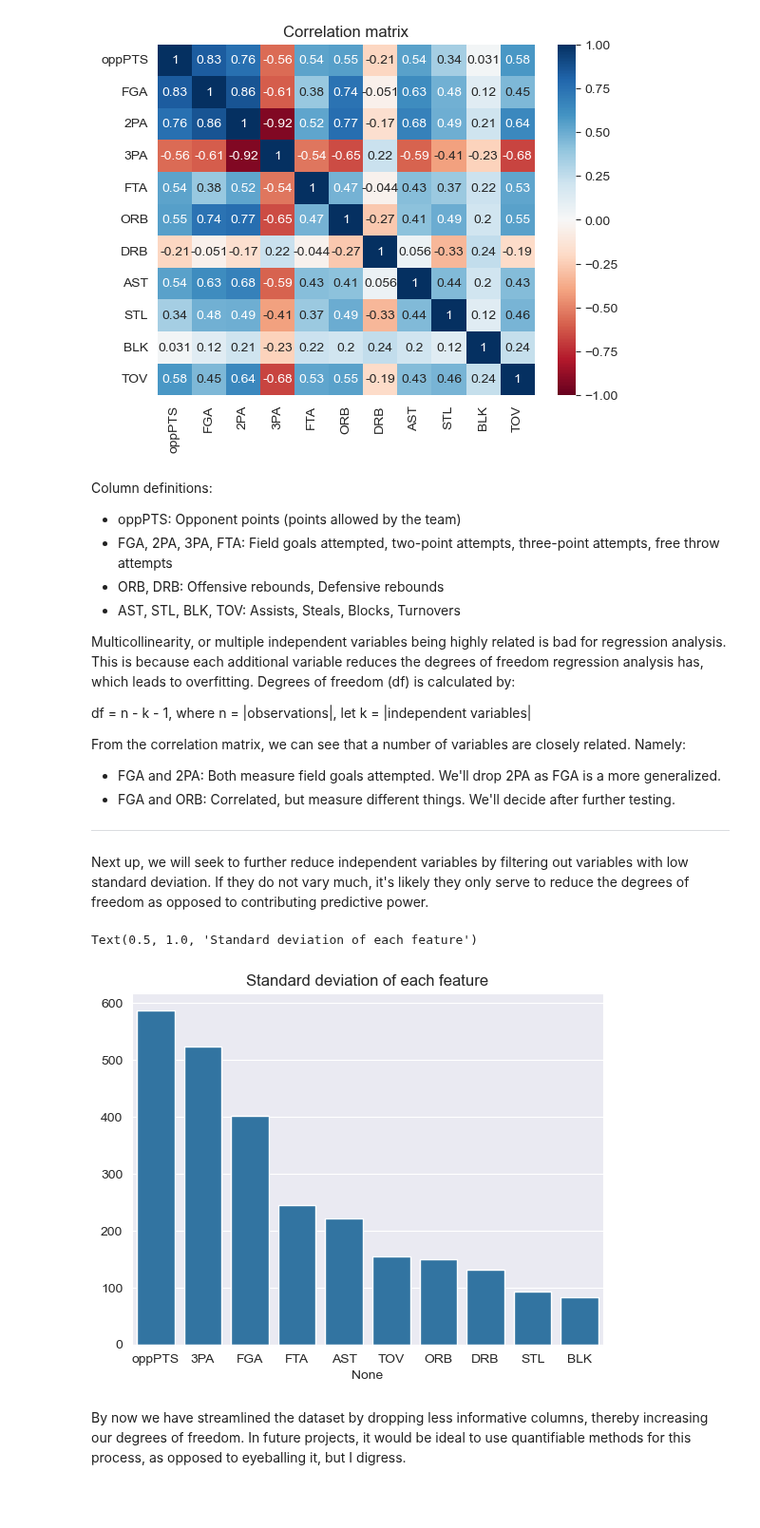
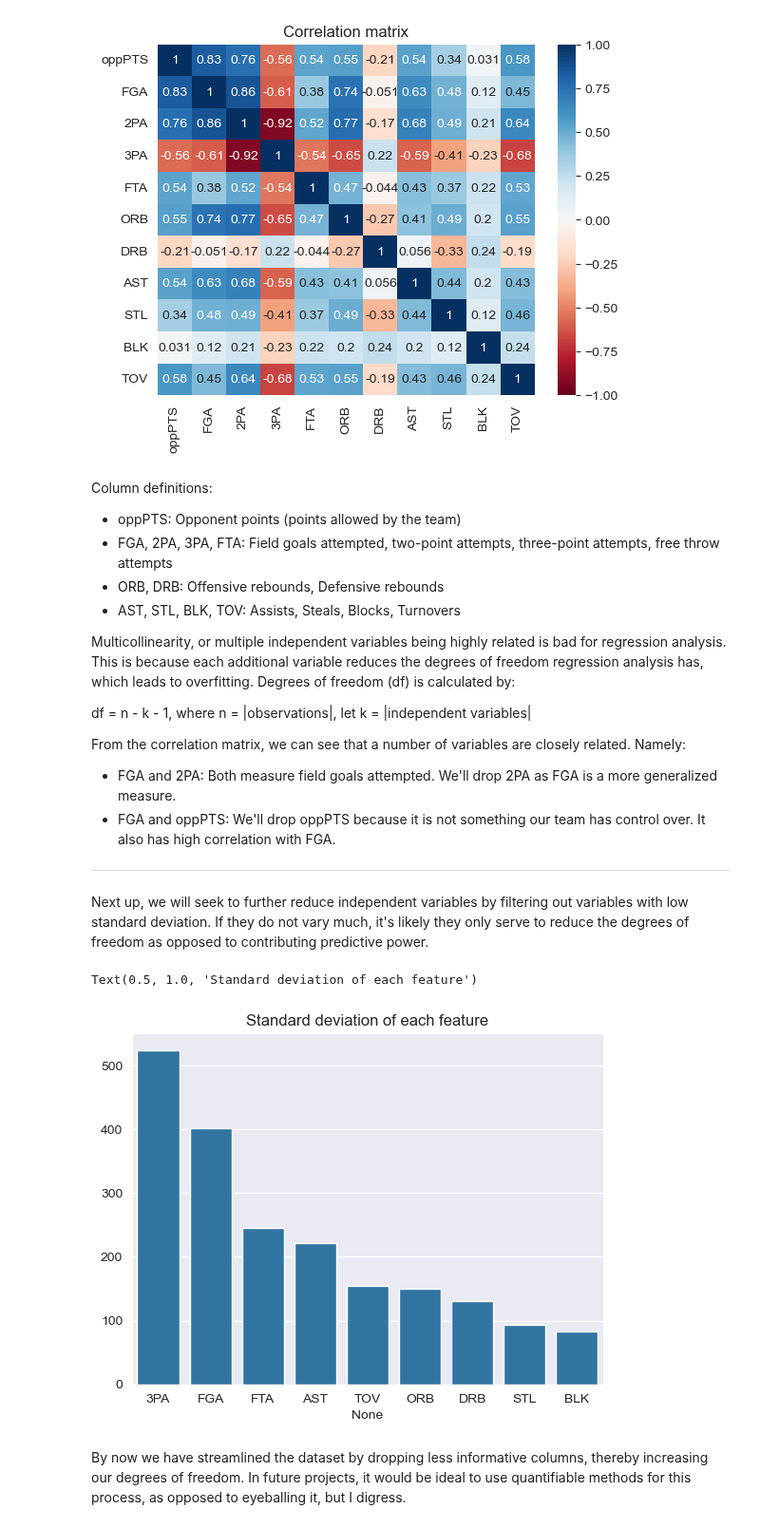
Before and after one commit to availe/CTP-Data-Science, a Jupyter notebook: Week-07-Regression/Exercise-RD-Regression.ipynb, the cells around one changed output. Shown at 95% size. Cells and saved outputs as stored; diff of their text form; code cells hidden in the pictures; blank space fills up the shorter version.

Commit message:
drop oppPTS

```diff
--- a/Week-07-Regression/Exercise-RD-Regression.ipynb
+++ b/Week-07-Regression/Exercise-RD-Regression.ipynb
@@ -69,22 +69,22 @@ Multicollinearity, or multiple independent variables being highly related is bad
 df = n - k - 1, where n = |observations|, let k = |independent variables|
 
 From the correlation matrix, we can see that a number of variables are closely related. Namely:
-- FGA and 2PA: Both measure field goals attempted. We'll drop 2PA as FGA is a more generalized.
-- FGA and ORB: Correlated, but measure different things. We'll decide after further testing.
+- FGA and 2PA: Both measure field goals attempted. We'll drop 2PA as FGA is a more generalized measure.
+- FGA and oppPTS: We'll drop oppPTS because it is not something our team has control over. It also has high correlation with FGA.
 ---
 
 Next up, we will seek to further reduce independent variables by filtering out variables with low standard deviation. If they do not vary much, it's likely they only serve to reduce the degrees of freedom as opposed to contributing predictive power.
 # %%
-columns_to_drop = ['2PA']
+columns_to_drop = ['2PA', 'oppPTS']
 X.drop(columns=columns_to_drop, inplace=True)
 
 sd = X.std()
 sd = sd.sort_values(ascending=False)
 sns.barplot(x=sd.index, y=sd.values)
 plt.title('Standard deviation of each feature')
 # %% [output]
 Text(0.5, 1.0, 'Standard deviation of each feature')
-[figure, old version]
+[figure, new version]
 # %%
 columns_to_drop = ['STL', 'BLK']
 X.drop(columns=columns_to_drop, inplace=True)
```
Also changed, not shown: parts of 1 cell of this notebook.
